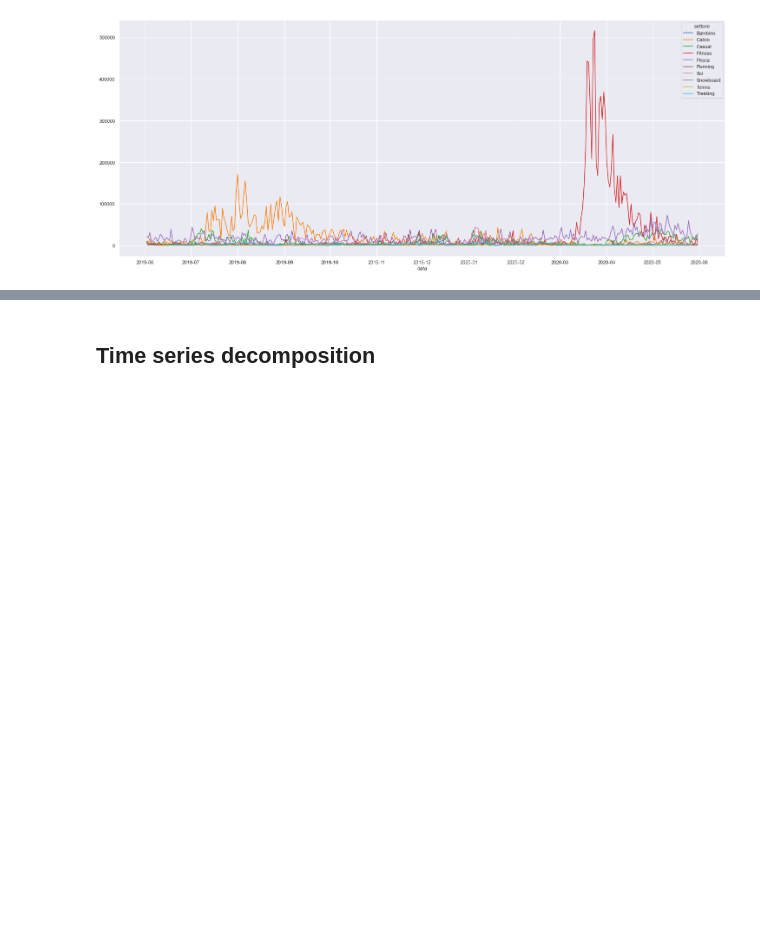
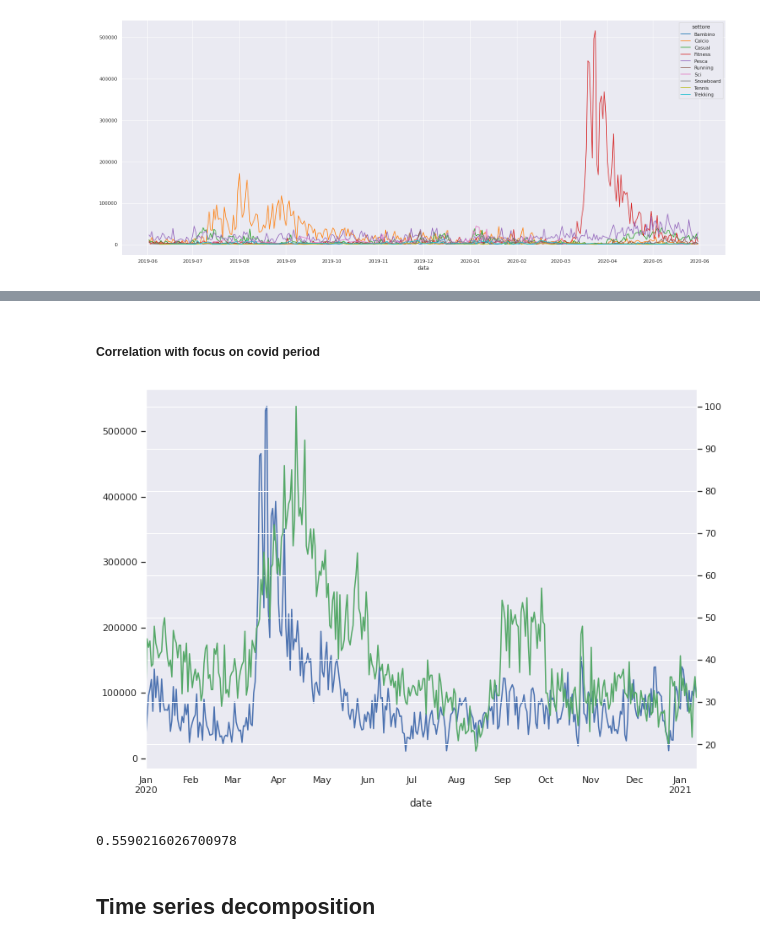
Before and after one commit to DragoneKTM/TimeSeriesProject, a Jupyter notebook: TimeSeriesProject.ipynb, the cells around one changed output, grey strips where cells are left out. Drawn from its saved outputs; the diff is of its cells as text; code cells hidden in the pictures; blank space fills up the shorter version.

```diff
--- a/TimeSeriesProject.ipynb
+++ b/TimeSeriesProject.ipynb
@@ -194,3 +366,17 @@ plot.set_yscale("log")
+# %% [markdown]
+##### Correlation with focus on covid period
+# %%
+fig,ax = plt.subplots(figsize=(11.7, 8.27))
+df_sells_day_tmp['01-01-2020':'01-12-2021'].totale.plot(ax = ax, color = 'b')
+df_trends['01-01-2020':'01-12-2021'].Fitness.plot(ax = ax, secondary_y=True, color ='g')
+df_sells_day_tmp = df_sells_day.set_index("data")
+# %% [output]
+[figure, added]
+# %%
+corr, _ = pearsonr(df_sells_day_tmp['01-01-2020':'01-12-2021']["totale"], df_trends['01-01-2020':'01-12-2021']["Fitness"])
+corr
+# %% [output]
+0.5590216026700978
 # %% [markdown]
 ## Time series decomposition
 # %% [markdown]
```
Also changed, not shown: parts of 37 cells of this notebook.
